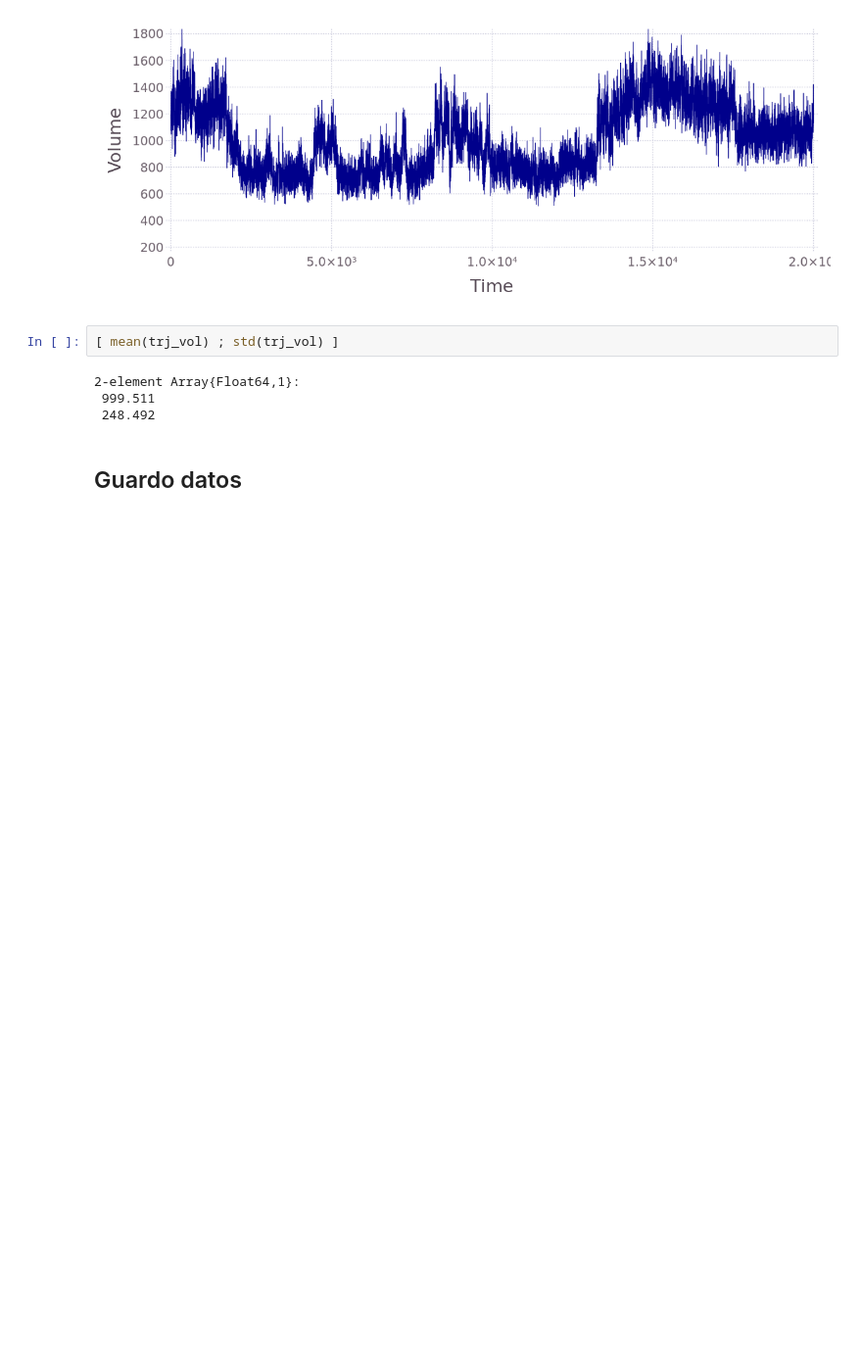
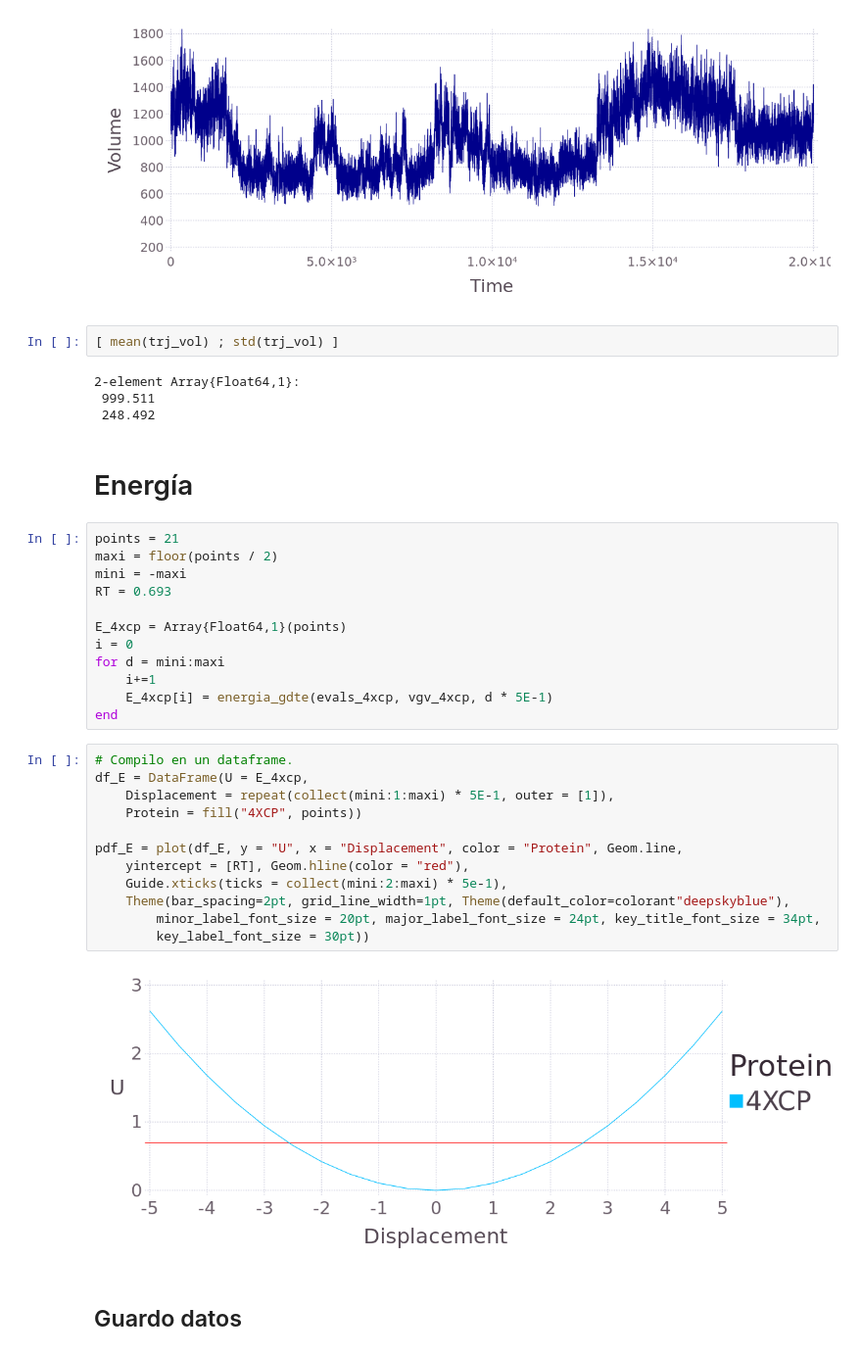
Before and after one commit to pgbarletta/reold_lbp, a Jupyter notebook: src/vgv_4xcp.ipynb, the cells around one changed output. Shown at 98% size. Saved outputs shown, nothing was run; the diff lists cells and outputs as text; blank space fills up the shorter version.

```diff
--- a/src/vgv_4xcp.ipynb
+++ b/src/vgv_4xcp.ipynb
@@ -444,6 +444,34 @@ pdf_trj_vol = plot(df_trj_vol, x = "Time", y = "Volume", Geom.line,
 2-element Array{Float64,1}:
  999.511
  248.492
+# %% [markdown]
+# Energía
+# %%
+points = 21
+maxi = floor(points / 2)
+mini = -maxi
+RT = 0.693
+
+E_4xcp = Array{Float64,1}(points)
+i = 0
+for d = mini:maxi
+    i+=1
+    E_4xcp[i] = energia_gdte(evals_4xcp, vgv_4xcp, d * 5E-1)
+end
+# %%
+# Compilo en un dataframe.
+df_E = DataFrame(U = E_4xcp,
+    Displacement = repeat(collect(mini:1:maxi) * 5E-1, outer = [1]),
+    Protein = fill("4XCP", points))
+
+pdf_E = plot(df_E, y = "U", x = "Displacement", color = "Protein", Geom.line,
+    yintercept = [RT], Geom.hline(color = "red"),
+    Guide.xticks(ticks = collect(mini:2:maxi) * 5e-1),
+    Theme(bar_spacing=2pt, grid_line_width=1pt, Theme(default_color=colorant"deepskyblue"),
+        minor_label_font_size = 20pt, major_label_font_size = 24pt, key_title_font_size = 34pt,
+        key_label_font_size = 30pt))
+# %% [output]
+[figure, added]
 # %% [markdown]
 ## Guardo datos
 # %%
```
Also changed, not shown: parts of 2 cells of this notebook, 6 other files.
